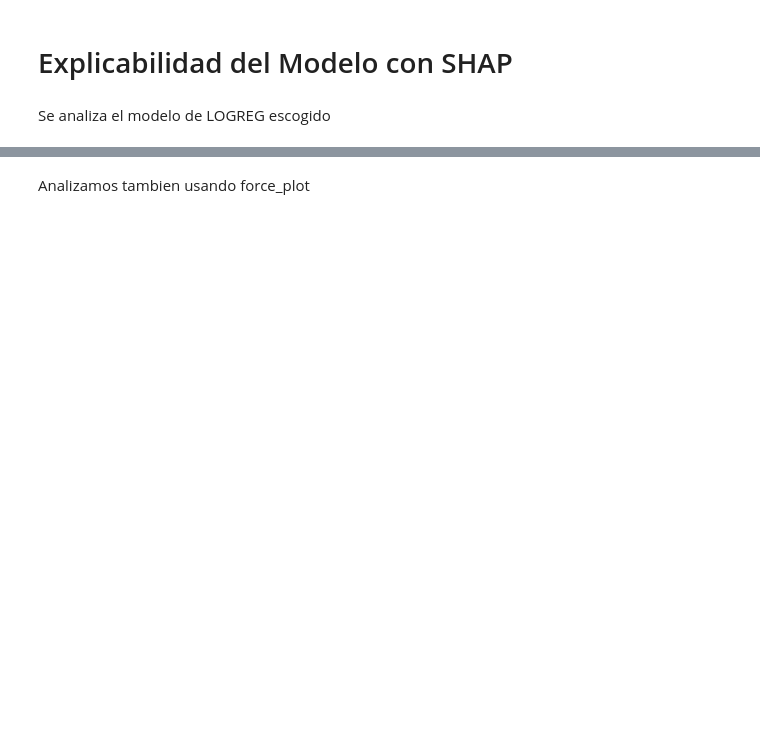
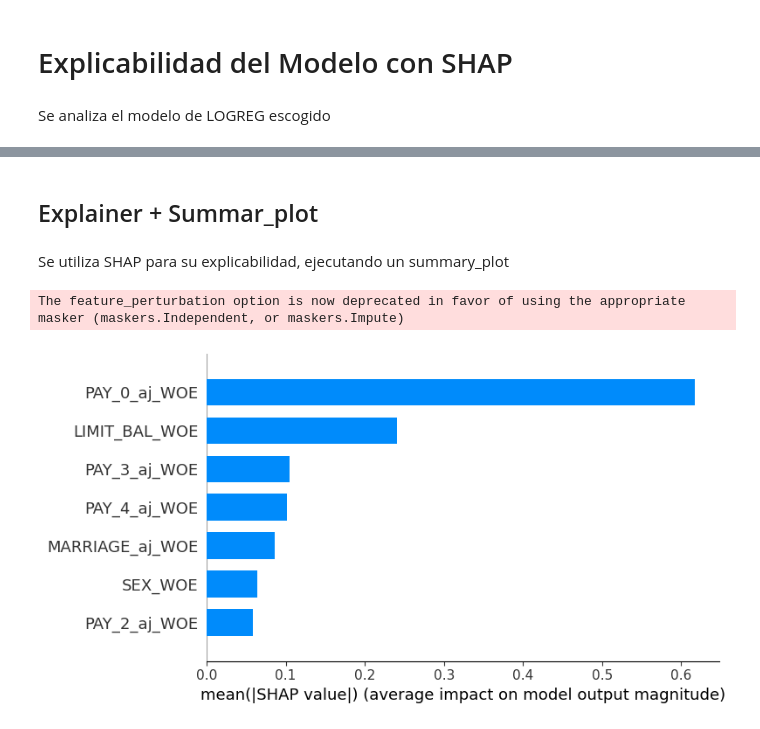
Before and after one commit to Sergi-06/Calibracion_Feedback1, a Jupyter notebook: Feedback1.ipynb, the cells around one changed output, grey strips where cells are left out. Cells and saved outputs as stored; diff of their text form; code cells hidden in the pictures; blank space fills up the shorter version.

```diff
--- a/Feedback1.ipynb
+++ b/Feedback1.ipynb
@@ -1371,24 +1390,22 @@ En proximas secciones, se analiza la explicabilidad de este modelo.
 Se analiza el modelo de LOGREG escogido
 # %%
 # Definir variables
-# features = [
-#     'PAY_0_aj_WOE', 'LIMIT_BAL_WOE', 'PAY_3_aj_WOE',
-#     'SEX_WOE', 'MARRIAGE_aj_WOE', 'PAY_2_aj_WOE', 'PAY_4_aj_WOE'
-# ]
-
-features = ["AGE","LIMIT_BAL"]
+features = [
+    'PAY_0_aj_WOE', 'LIMIT_BAL_WOE', 'PAY_3_aj_WOE',
+    'SEX_WOE', 'MARRIAGE_aj_WOE', 'PAY_2_aj_WOE', 'PAY_4_aj_WOE']
 
 target = 'default payment next month'
 
 X = df_base[features]
 y = df_base[target]
 
-# Separar train/test
+# Train/test split
 X_train, X_test, y_train, y_test = train_test_split(X, y, stratify=y, test_size=0.25, random_state=42)
 
-# Ajustar por desbalance con pesos
+# Ajuste de pesos para desbalanceo
 sample_weights = compute_sample_weight(class_weight='balanced', y=y_train)
 
-clf = RandomForestClassifier(n_estimators=100, random_state=42)
-clf.fit(X_train, y_train, sample_weight=sample_weights)
+# Modelo: regresión logística
+model = LogisticRegression(solver="liblinear", random_state=42)
+model.fit(X_train, y_train, sample_weight=sample_weights)
 # %% [output]
@@ -1430,2 +1412,0 @@ shap.plots.waterfall(shap_values[idx])
-# %% [markdown]
-Analizamos tambien usando force_plot
@@ -1435,0 +1413,16 @@ shap.force_plot(explainer.expected_value[1], shap_values[idx].values, X_test.ilo
+# %% [markdown]
+## Explainer + Summar_plot
+# %% [markdown]
+Se utiliza SHAP para su explicabilidad, ejecutando un summary_plot
+# %%
+# Crear explainer para modelo lineal
+explainer = shap.LinearExplainer(model, X_train, feature_perturbation="interventional")
+
+# Obtener valores SHAP para X_test
+shap_values = explainer.shap_values(X_test)
+
+# Mostrar gráfico resumen (importancia de características)
+shap.summary_plot(shap_values, X_test, plot_type="bar")
+# %% [output]
+The feature_perturbation option is now deprecated in favor of using the appropriate masker (maskers.Independent, or maskers.Impute)
+[figure, added]
```
Also changed, not shown: parts of 20 cells of this notebook.
